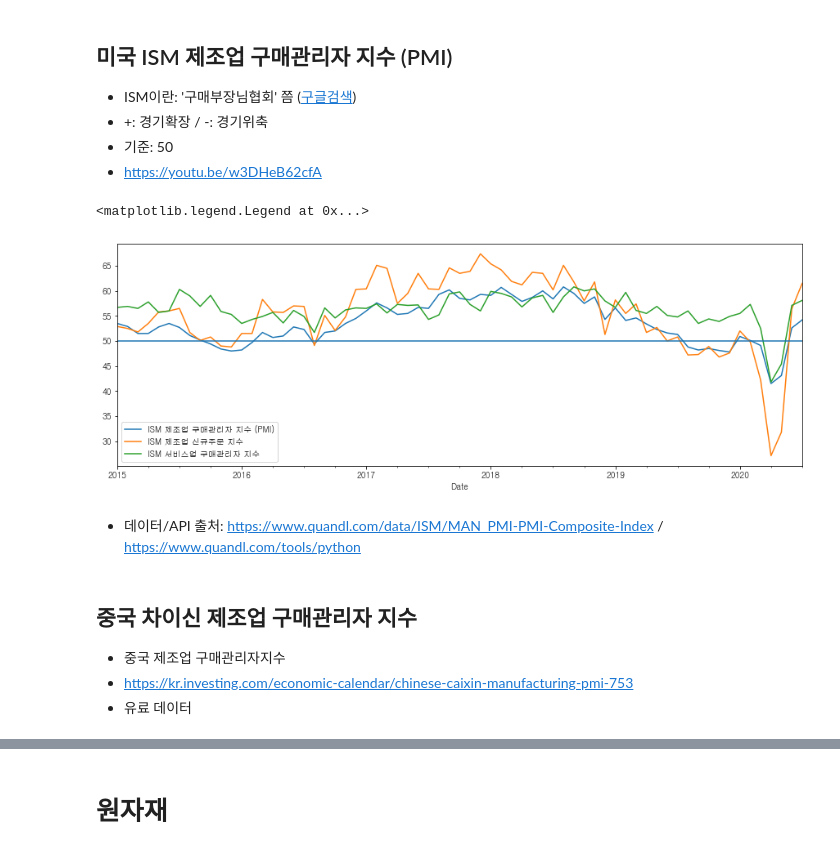
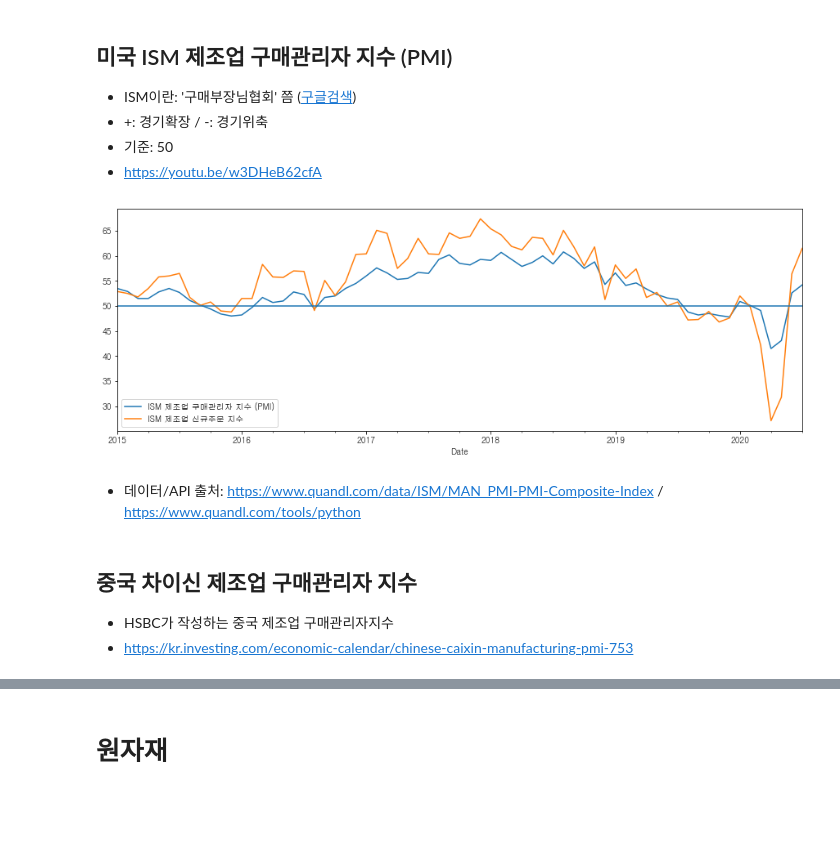
Before and after one commit to reddiana/blog, a Jupyter notebook: _notebooks/2020-08-19-Economic_indicators.ipynb, the cells around one changed output, grey strips where cells are left out. Saved outputs shown, nothing was run; the diff lists cells and outputs as text; code cells hidden in the pictures; blank space fills up the shorter version.

```diff
--- a/_notebooks/2020-08-19-Economic_indicators.ipynb
+++ b/_notebooks/2020-08-19-Economic_indicators.ipynb
@@ -26,25 +26,23 @@ import quandl
 quandl.ApiConfig.api_key = "g__NU8_KS5-db8Z8sWLs"
 # %%
 indx = [
-    ['ISM/MAN_PMI'      , 'PMI'  , 'ISM 제조업 구매관리자 지수 (PMI)'],
-    ['ISM/MAN_NEWORDERS', 'Index', 'ISM 제조업 신규주문 지수'        ],
-    ['ISM/NONMAN_NMI'   , 'Index', 'ISM 서비스업 구매관리자 지수'    ],
+    ('ISM/MAN_PMI'      , 'PMI'  , 'ISM 제조업 구매관리자 지수 (PMI)'),
+    ('ISM/MAN_NEWORDERS', 'Index', 'ISM 제조업 신규주문 지수'        ),
+    #('ISM/NONMAN_NMI'   , 'Index', 'ISM 서비스업 구매관리자 지수'    ),
 ]
 
 for indxCd, colNm, labelNm in indx:
     d = quandl.get(indxCd, start_date = '2015-01-01')
     s = d[colNm]
     p = s.plot(label = labelNm)
 
 p.axhline(50) # PMI는 50이 기준
-p.legend(loc='lower left')
+tmp = p.legend(loc='lower left')
 # %% [output]
-<matplotlib.legend.Legend at 0x...>
-[figure, old version]
+[figure, new version]
 # %% [markdown]
 - 데이터/API 출처: https://www.quandl.com/data/ISM/MAN_PMI-PMI-Composite-Index / https://www.quandl.com/tools/python
 # %% [markdown]
 ## 중국 차이신 제조업 구매관리자 지수
-- 중국 제조업 구매관리자지수
+- HSBC가 작성하는 중국 제조업 구매관리자지수
 - https://kr.investing.com/economic-calendar/chinese-caixin-manufacturing-pmi-753
-- 유료 데이터
```
Also changed, not shown: parts of 11 cells of this notebook.
